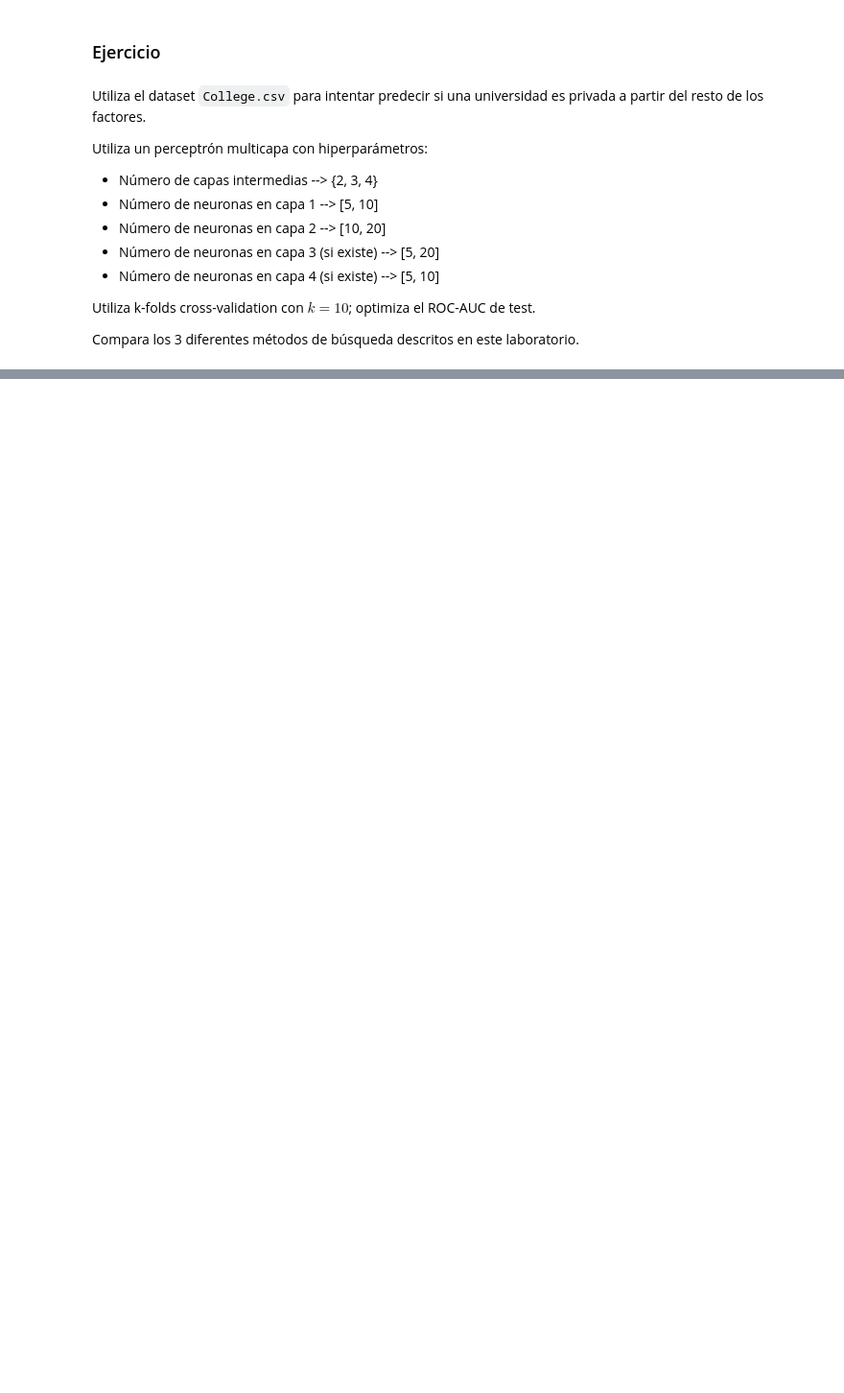
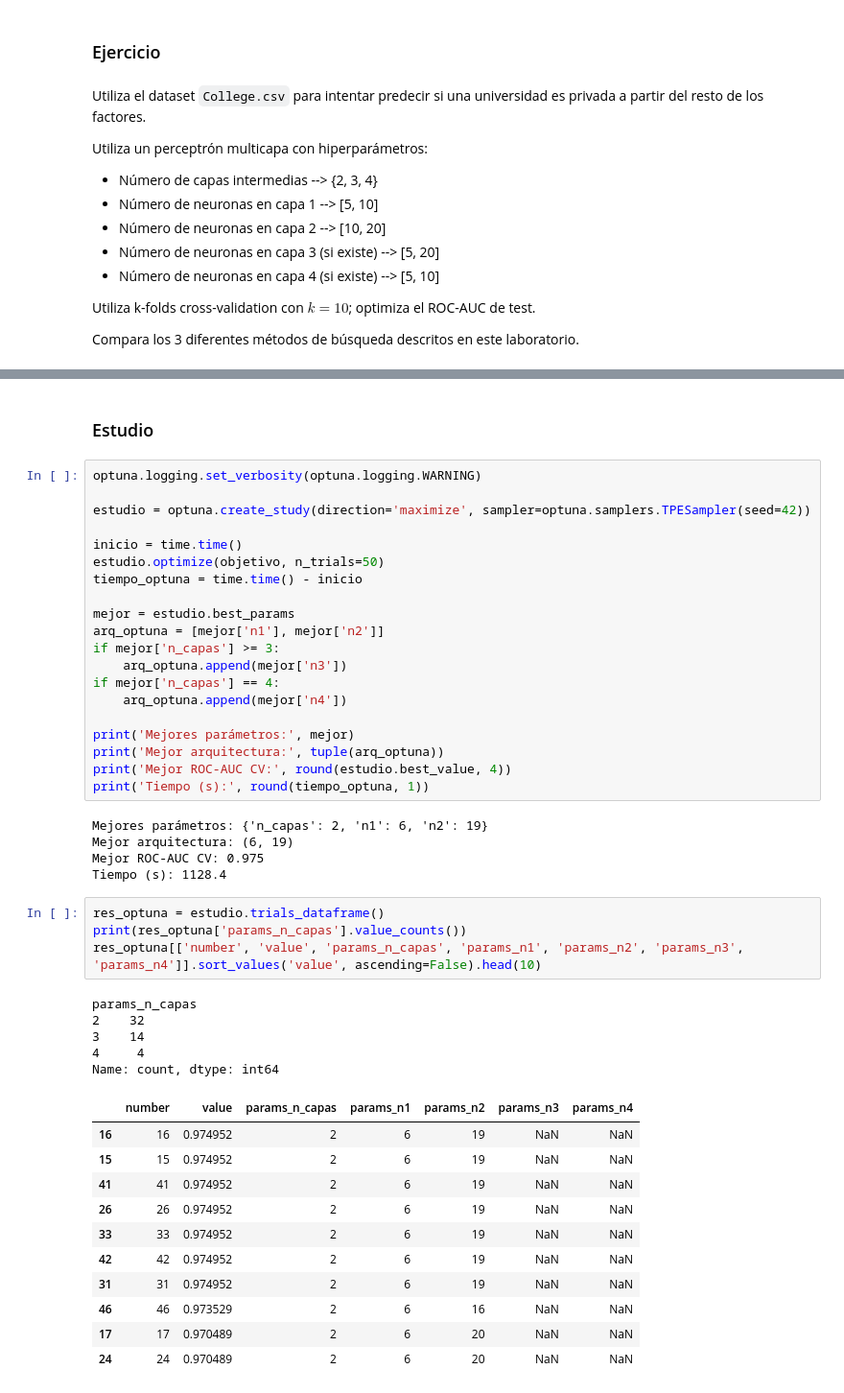
Before and after one commit to claudioemtz1357/LABORATORIO-DE-APRENDIZAJE-ESTAD-STICO, a Jupyter notebook: SEGUNDO PARCIAL/Laboratorio de métodos de búsqueda.ipynb, the cells around one changed output, grey strips where cells are left out. Shown at 96% size. Cells and saved outputs as stored; diff of their text form; blank space fills up the shorter version.

```diff
--- a/SEGUNDO PARCIAL/Laboratorio de métodos de búsqueda.ipynb
+++ b/SEGUNDO PARCIAL/Laboratorio de métodos de búsqueda.ipynb
@@ -59,0 +268,48 @@ Compara los 3 diferentes métodos de búsqueda descritos en este laboratorio.
+# %% [markdown]
+### Estudio
+# %%
+optuna.logging.set_verbosity(optuna.logging.WARNING)
+
+estudio = optuna.create_study(direction='maximize', sampler=optuna.samplers.TPESampler(seed=42))
+
+inicio = time.time()
+estudio.optimize(objetivo, n_trials=50)
+tiempo_optuna = time.time() - inicio
+
+mejor = estudio.best_params
+arq_optuna = [mejor['n1'], mejor['n2']]
+if mejor['n_capas'] >= 3:
+    arq_optuna.append(mejor['n3'])
+if mejor['n_capas'] == 4:
+    arq_optuna.append(mejor['n4'])
+
+print('Mejores parámetros:', mejor)
+print('Mejor arquitectura:', tuple(arq_optuna))
+print('Mejor ROC-AUC CV:', round(estudio.best_value, 4))
+print('Tiempo (s):', round(tiempo_optuna, 1))
+# %% [output]
+Mejores parámetros: {'n_capas': 2, 'n1': 6, 'n2': 19}
+Mejor arquitectura: (6, 19)
+Mejor ROC-AUC CV: 0.975
+Tiempo (s): 1128.4
+# %%
+res_optuna = estudio.trials_dataframe()
+print(res_optuna['params_n_capas'].value_counts())
+res_optuna[['number', 'value', 'params_n_capas', 'params_n1', 'params_n2', 'params_n3', 'params_n4']].sort_values('value', ascending=False).head(10)
+# %% [output]
+params_n_capas
+2    32
+3    14
+4     4
+Name: count, dtype: int64
+|  | number | value | params_n_capas | params_n1 | params_n2 | params_n3 | params_n4 |
+| 16 | 16 | 0.974952 | 2 | 6 | 19 | NaN | NaN |
+| 15 | 15 | 0.974952 | 2 | 6 | 19 | NaN | NaN |
+| 41 | 41 | 0.974952 | 2 | 6 | 19 | NaN | NaN |
+| 26 | 26 | 0.974952 | 2 | 6 | 19 | NaN | NaN |
+| 33 | 33 | 0.974952 | 2 | 6 | 19 | NaN | NaN |
+| 42 | 42 | 0.974952 | 2 | 6 | 19 | NaN | NaN |
+| 31 | 31 | 0.974952 | 2 | 6 | 19 | NaN | NaN |
+| 46 | 46 | 0.973529 | 2 | 6 | 16 | NaN | NaN |
+| 17 | 17 | 0.970489 | 2 | 6 | 20 | NaN | NaN |
+| 24 | 24 | 0.970489 | 2 | 6 | 20 | NaN | NaN |
```
Also changed, not shown: parts of 25 cells of this notebook, 7 other files.
